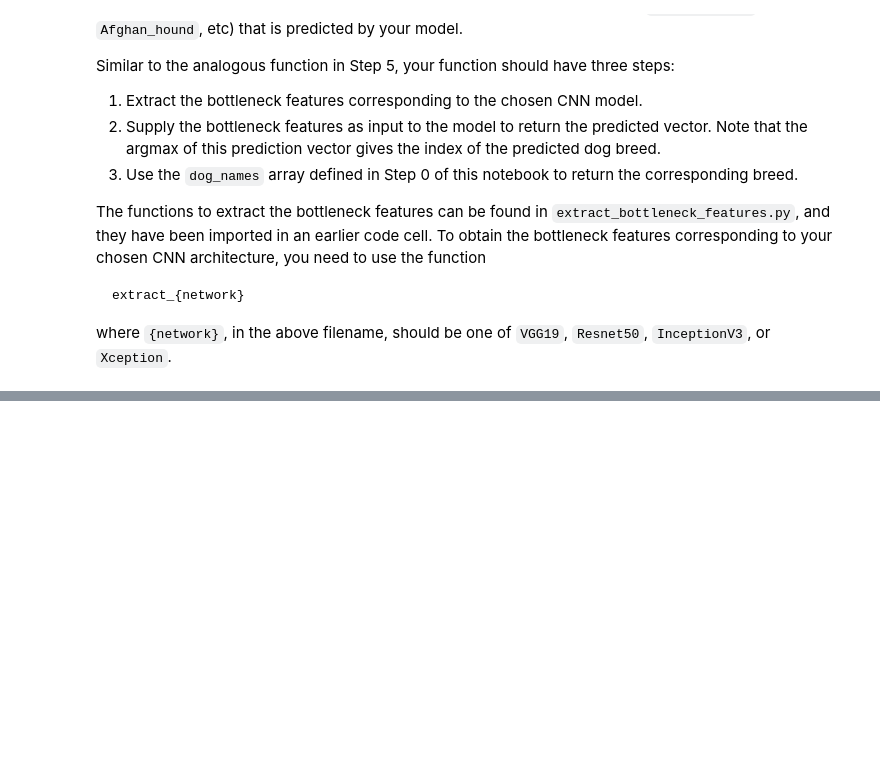
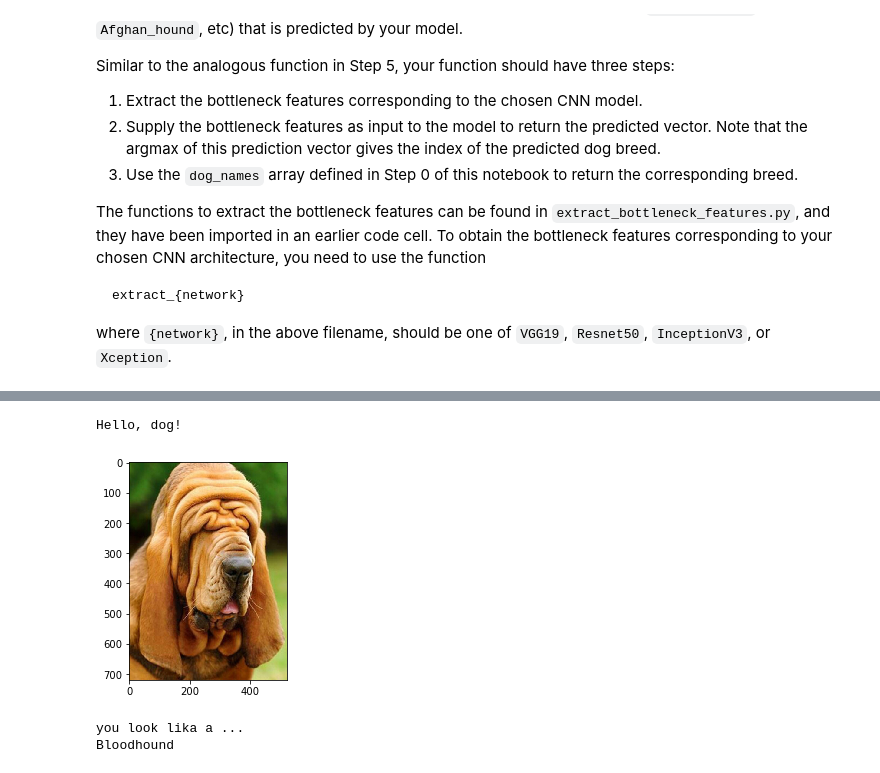
Before and after one commit to alphara/dog-project, a Jupyter notebook: dog_app.ipynb, the cells around one changed output, grey strips where cells are left out. Drawn from its saved outputs; the diff is of its cells as text; code cells hidden in the pictures; blank space fills up the shorter version.

```diff
--- a/dog_app.ipynb
+++ b/dog_app.ipynb
@@ -833,0 +818,7 @@ Recognize file 20: dogImages/test/057.Dalmatian/Dalmatian_04056.jpg
+# %%
+human_dog_detector('img/bloodhound.jpg')
+# %% [output]
+Hello, dog!
+[figure, added]
+you look lika a ...
+Bloodhound
```
Also changed, not shown: parts of 32 cells of this notebook, 1 other file.
